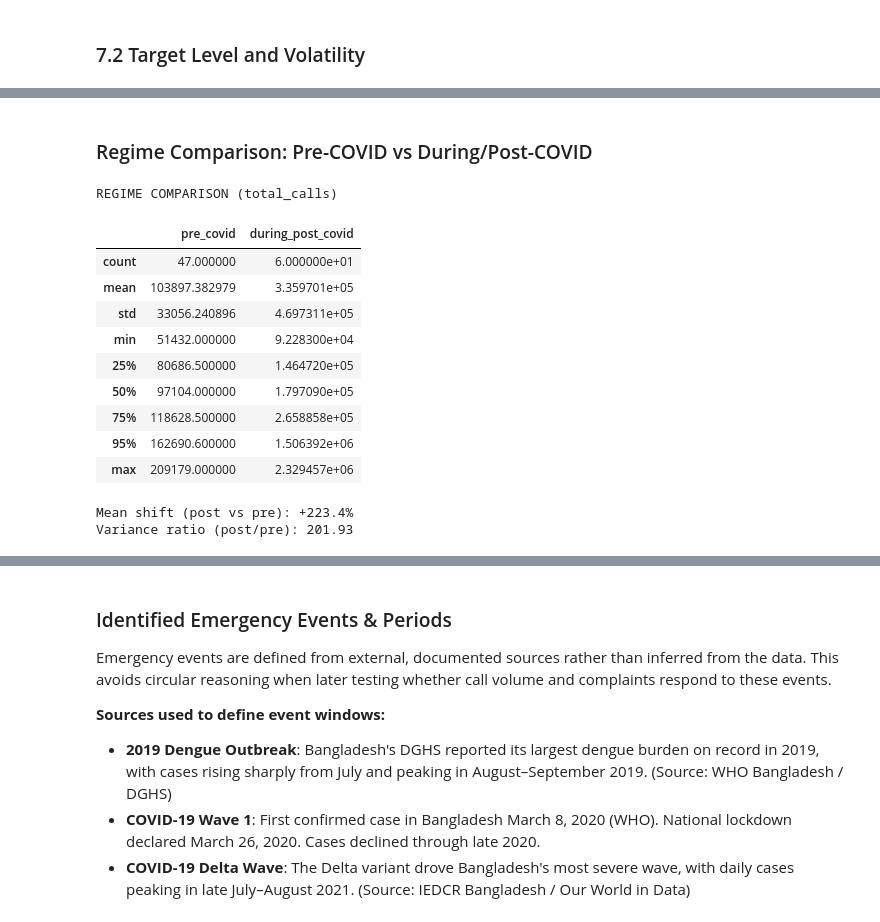
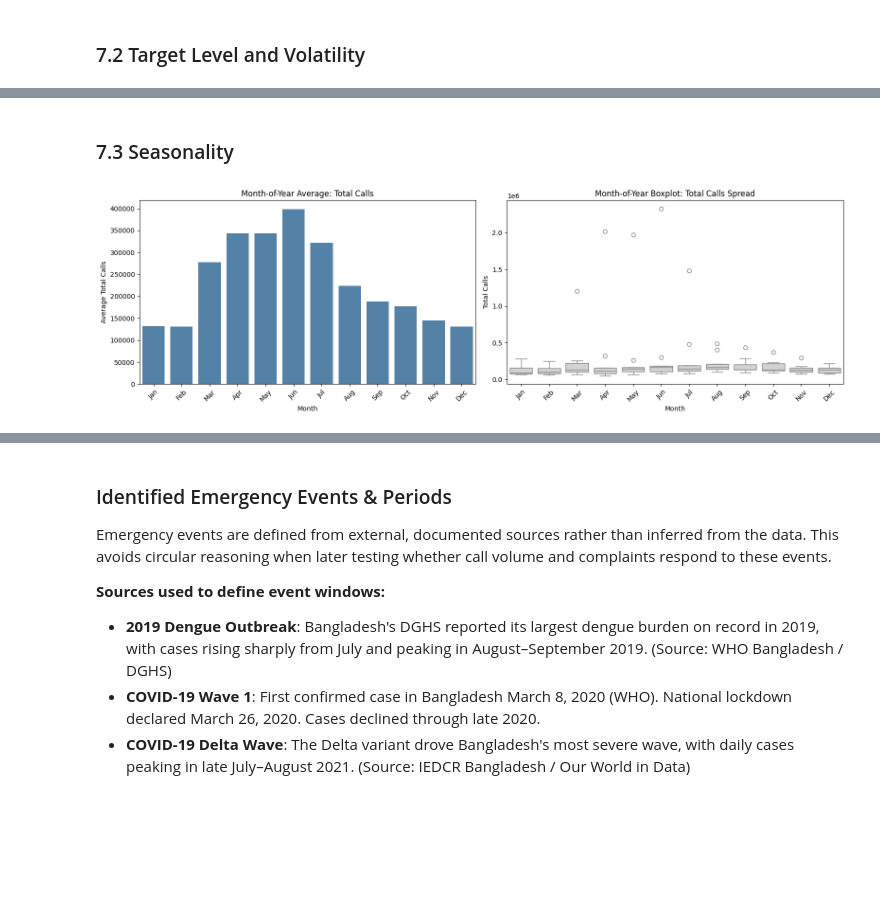
Before and after one commit to amschiltz/healthcare-surge-strain, a Jupyter notebook: notebooks/0.1-ams-initial-exploration.ipynb, the cells around one changed output, grey strips where cells are left out. Drawn from its saved outputs; the diff is of its cells as text; code cells hidden in the pictures; blank space fills up the shorter version.

```diff
--- a/notebooks/0.1-ams-initial-exploration.ipynb
+++ b/notebooks/0.1-ams-initial-exploration.ipynb
@@ -525,34 +544,34 @@ plt.show()
 # %% [markdown]
-### Regime Comparison: Pre-COVID vs During/Post-COVID
+### 7.3 Seasonality
 # %%
-# Regime comparison focused on total_calls only
-pre_covid = df.loc[:'2020-02-01', 'total_calls']
-post_covid = df.loc['2020-03-01':, 'total_calls']
+# Month-of-year seasonality diagnostics
+month_order = ['Jan', 'Feb', 'Mar', 'Apr', 'May', 'Jun', 'Jul', 'Aug', 'Sep', 'Oct', 'Nov', 'Dec']
+df_season = df[['total_calls']].copy()
+df_season['month_num'] = df_season.index.month
+df_season['month_name'] = pd.Categorical(df_season.index.strftime('%b'), categories=month_order, ordered=True)
 
-summary = pd.DataFrame({
-    "pre_covid": pre_covid.describe(percentiles=[0.25, 0.5, 0.75, 0.95]),
-    "during_post_covid": post_covid.describe(percentiles=[0.25, 0.5, 0.75, 0.95])
-})[["pre_covid", "during_post_covid"]]
+month_avg = (
+    df_season.groupby(['month_num', 'month_name'])['total_calls']
+    .mean()
+    .reset_index()
+    .sort_values('month_num')
+)
 
-print("REGIME COMPARISON (total_calls)")
-display(summary)
+fig, axes = plt.subplots(1, 2, figsize=(16, 5))
 
-mean_shift_pct = (post_covid.mean() - pre_covid.mean()) / pre_covid.mean() * 100
-var_ratio = post_covid.var() / pre_covid.var()
+sns.barplot(data=month_avg, x='month_name', y='total_calls', color='steelblue', ax=axes[0])
+axes[0].set_title('Month-of-Year Average: Total Calls')
+axes[0].set_xlabel('Month')
+axes[0].set_ylabel('Average Total Calls')
+axes[0].tick_params(axis='x', rotation=45)
 
-print(f"Mean shift (post vs pre): {mean_shift_pct:+.1f}%")
-print(f"Variance ratio (post/pre): {var_ratio:.2f}")
+sns.boxplot(data=df_season, x='month_name', y='total_calls', color='lightgray', ax=axes[1])
+axes[1].set_title('Month-of-Year Boxplot: Total Calls Spread')
+axes[1].set_xlabel('Month')
+axes[1].set_ylabel('Total Calls')
+axes[1].tick_params(axis='x', rotation=45)
+
+plt.tight_layout()
+plt.show()
 # %% [output]
-REGIME COMPARISON (total_calls)
-|  | pre_covid | during_post_covid |
-| count | 47.000000 | 6.000000e+01 |
-| mean | 103897.382979 | 3.359701e+05 |
-| std | 33056.240896 | 4.697311e+05 |
-| min | 51432.000000 | 9.228300e+04 |
-| 25% | 80686.500000 | 1.464720e+05 |
-| 50% | 97104.000000 | 1.797090e+05 |
-| 75% | 118628.500000 | 2.658858e+05 |
-| 95% | 162690.600000 | 1.506392e+06 |
-| max | 209179.000000 | 2.329457e+06 |
-Mean shift (post vs pre): +223.4%
-Variance ratio (post/pre): 201.93
+[figure, added]
```
Also changed, not shown: parts of 9 cells of this notebook.
